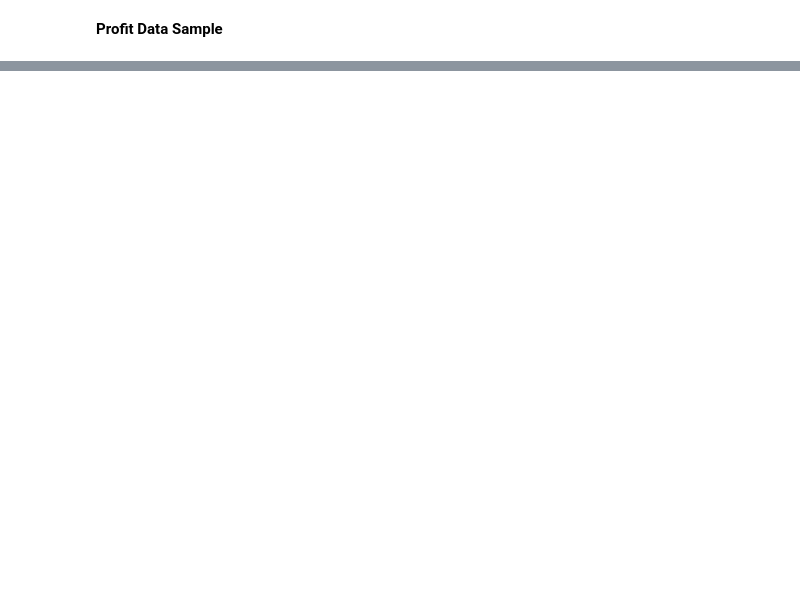
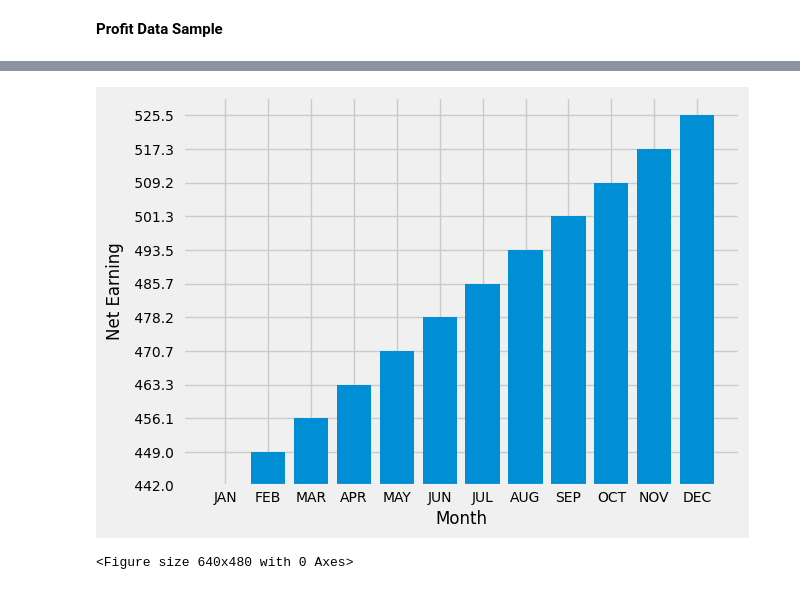
Before and after one commit to nazRainer/data_visual, a Jupyter notebook: sample_profit.ipynb, the cells around one changed output, grey strips where cells are left out. Saved outputs shown, nothing was run; the diff lists cells and outputs as text; code cells hidden in the pictures; blank space fills up the shorter version.

```diff
--- a/sample_profit.ipynb
+++ b/sample_profit.ipynb
@@ -60 +81,12 @@ plt.savefig("Monthly Profit and Loss.png") # save figure
 <Figure size 640x480 with 0 Axes>
+# %%
+plt.xlabel('Month')
+plt.ylabel('Net Earning')
+plt.bar(month, profit, label = 'Gross Profit')
+#plt.bar(month, expense, label = 'Total Expenses')
+#plt.bar(month, net, color=colors[4], label = 'Net Earnings')
+plt.show()
+plt.savefig("Bar Chart: Monthly Net Earning.png") # save figure
+# %% [output]
+[figure, added]
+<Figure size 640x480 with 0 Axes>
```
Also changed, not shown: parts of 3 cells of this notebook.
